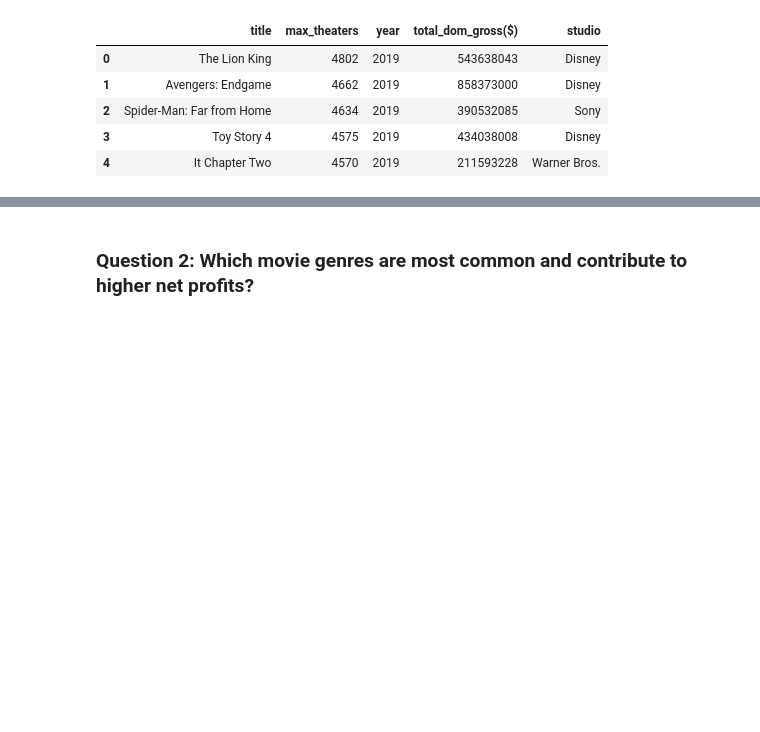
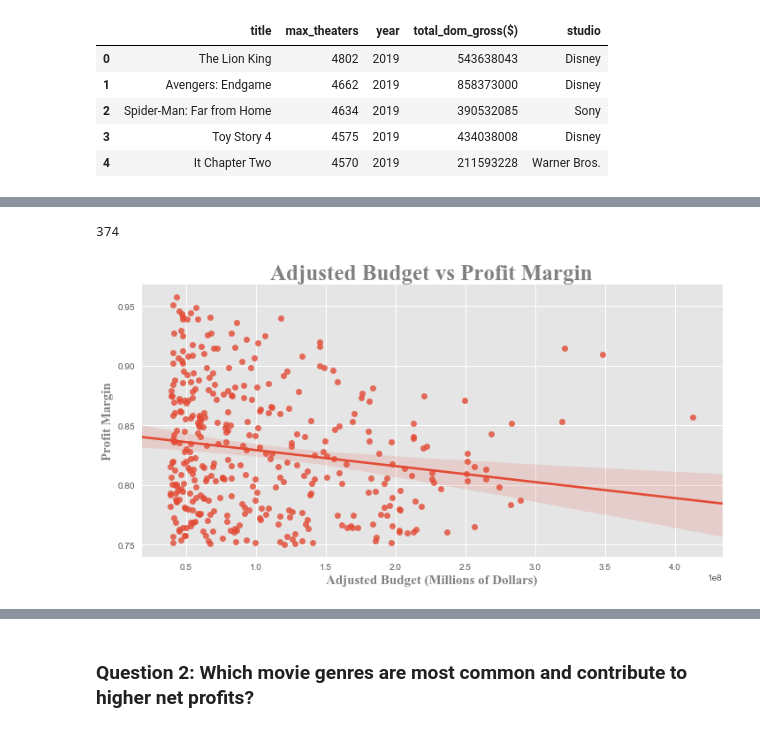
Before and after one commit to Amit1110/Movie-Industry-EDA, a Jupyter notebook: Movie EDA.ipynb, the cells around one changed output, grey strips where cells are left out. Cells and saved outputs as stored; diff of their text form; code cells hidden in the pictures; blank space fills up the shorter version.

```diff
--- a/Movie EDA.ipynb
+++ b/Movie EDA.ipynb
@@ -89,0 +222,15 @@ studio_df.head()
+# %%
+filtered_df = profitable_ranked_df.loc[(profitable_ranked_df['Profit_Margin'] >= 0.75) &
+                         (profitable_ranked_df['Adjusted_Budget'] > 38676000)]
+len(filtered_df)
+# %% [output]
+374
+# %%
+ax2 = sns.lmplot(x='Adjusted_Budget', y='Profit_Margin', data=filtered_df, aspect=2)
+plt.xlabel('Adjusted Budget (Millions of Dollars)', fontdict = {'fontname': 'Times New Roman', 'color': 'gray', 'fontsize' : '15'})
+plt.ticklabel_format(axis='x', style='sci', scilimits=(6,6))
+plt.ylabel('Profit Margin', fontdict = {'fontname': 'Times New Roman', 'color': 'gray', 'fontsize' : '15'})
+plt.title('Adjusted Budget vs Profit Margin', fontdict = {'fontname': 'Times New Roman', 'color': 'gray', 'fontsize' : '25'})
+plt.savefig('BudgetVMargin', dpi=300);
+# %% [output]
+[figure, added]
```
Also changed, not shown: parts of 32 cells of this notebook, 7 other files.
